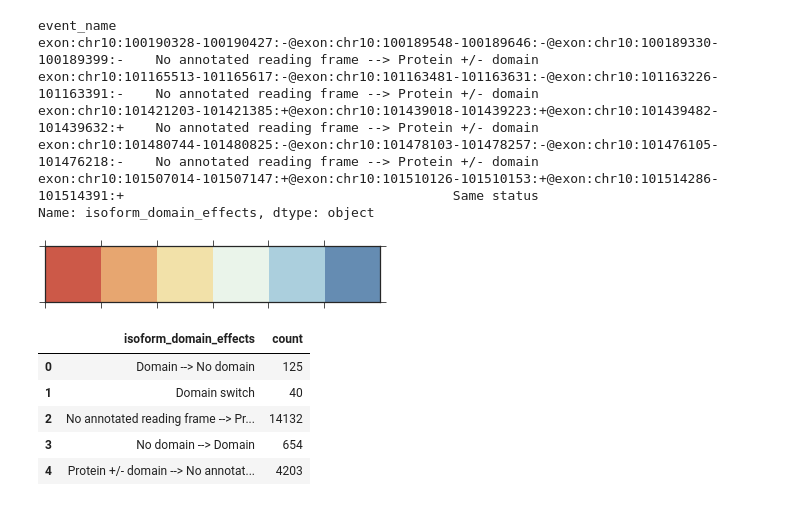
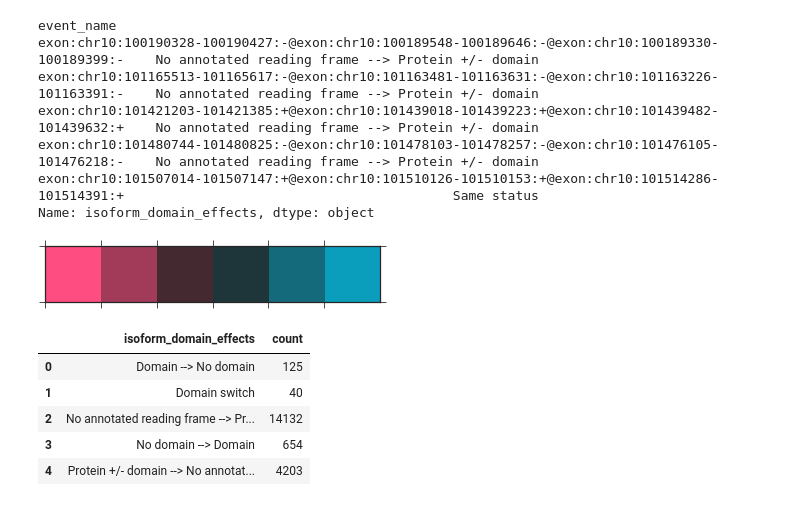
Before and after one commit to YeoLab/singlecell_pnm, a Jupyter notebook: 3._Figure_3/modality_protein_domains.ipynb, the cells around one changed output. Drawn from its saved outputs; the diff is of its cells as text; code cells hidden in the pictures.

Commit message:
update modality protein domains to use dark colors for middle

```diff
--- a/3._Figure_3/modality_protein_domains.ipynb
+++ b/3._Figure_3/modality_protein_domains.ipynb
@@ -95,22 +95,22 @@ from anchor import MODALITY_ORDER
 # %%
 col = 'isoform_domain_effects'
 
 order = MODALITY_ORDER[:3]
 isoform_domain_effects_order = [
     'No annotated reading frame --> Protein +/- domain',
     'No domain --> Domain',
     'Domain switch',
     'Same status',
     'Domain --> No domain',
     'Protein +/- domain --> No annotated reading frame',
 ]
 
 hue_order = isoform_domain_effects_order
-# palette = sns.diverging_palette(0, 220, n=6)
-palette = sns.color_palette('RdYlBu', n_colors=len(isoform_domain_effects_order), desat=0.75)
+palette = sns.diverging_palette(0, 220, n=6, center='dark', l=60, s=99)
+# palette = sns.color_palette('RdYlBu', n_colors=len(isoform_domain_effects_order))
 sns.palplot(palette)
 # %% [output]
-[figure, old version]
+[figure, new version]
 # %%
 domain_total_sizes = isoform_domain_effects.groupby(isoform_domain_effects).size().reset_index()
 domain_total_sizes = domain_total_sizes.rename(columns={0: 'count'})
```
Also changed, not shown: parts of 6 cells of this notebook, 8 other files.
